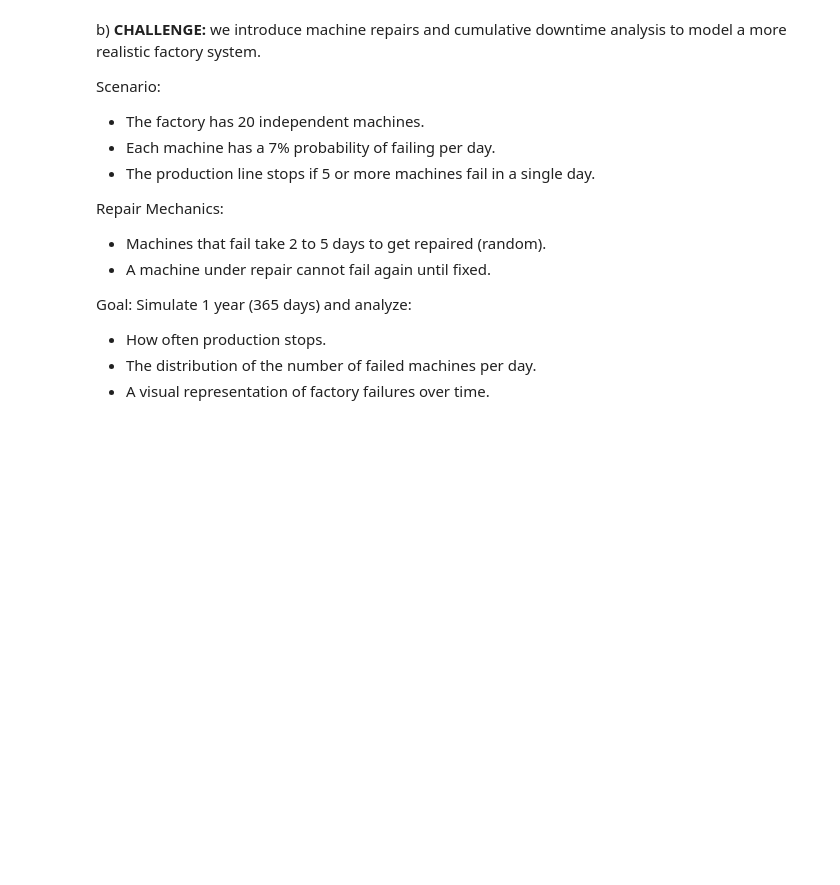
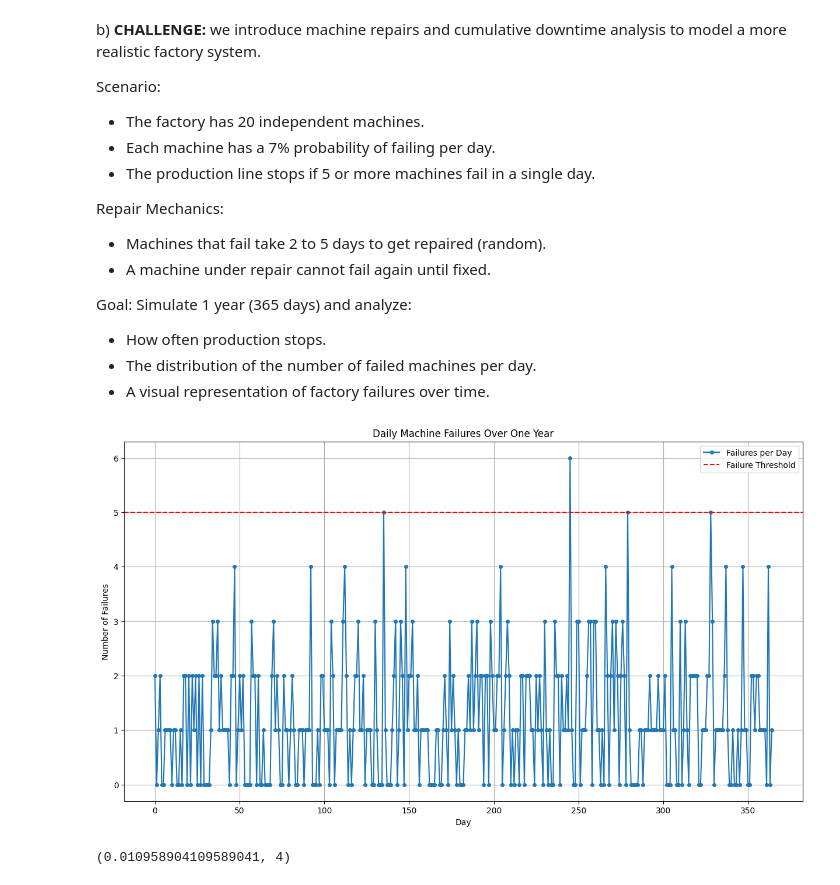
Before and after one commit to SergioCuencaNunez/isc-labs, a Jupyter notebook: unit 5/lab5.ipynb, the cells around one changed output. Cells and saved outputs as stored; diff of their text form; code cells hidden in the pictures; blank space fills up the shorter version.

```diff
--- a/unit 5/lab5.ipynb
+++ b/unit 5/lab5.ipynb
@@ -774,0 +770,21 @@ Estimated Probability of System Failure (N=100000 days): 1.12%
+# %%
+def simulate_factory_downtime(num_machines, failure_prob, failure_threshold, days):
+    # Simulate the random failures for each machine over 'days' number of days
+    failures_per_day = np.random.binomial(num_machines, failure_prob, days)
+
+    # Determine the days on which the system stops (failures ≥ failure_threshold)
+    system_stops = np.sum(failures_per_day >= failure_threshold)
+
+    # Calculate the probability that the system stops
+    probability_of_system_stop = system_stops / days
+
+    return probability_of_system_stop
+
+# Parameters
+num_machines = 10
+failure_prob = 0.05
+failure_threshold = 3
+simulated_days = 100000
+
+probability_of_failure = simulate_factory_downtime(num_machines, failure_prob, failure_threshold, simulated_days)
+print(f"Estimated Probability of System Failure (N = 100000 days): {probability_of_failure*100:.2f}%")
@@ -790,0 +852,16 @@ Goal: Simulate 1 year (365 days) and analyze:
+# %%
+# Plot the results
+plt.figure(figsize=(15, 8))
+plt.plot(failures_distribution, label='Failures per Day', marker='o', linestyle='-', markersize=4)
+plt.axhline(y=failure_threshold, color='r', linestyle='--', label='Failure Threshold')
+plt.title('Daily Machine Failures Over One Year')
+plt.xlabel('Day')
+plt.ylabel('Number of Failures')
+plt.legend()
+plt.grid(True)
+plt.show()
+
+probability_of_stop, days_stopped
+# %% [output]
+[figure, added]
+(0.010958904109589041, 4)
```
Also changed, not shown: parts of 18 cells of this notebook.
